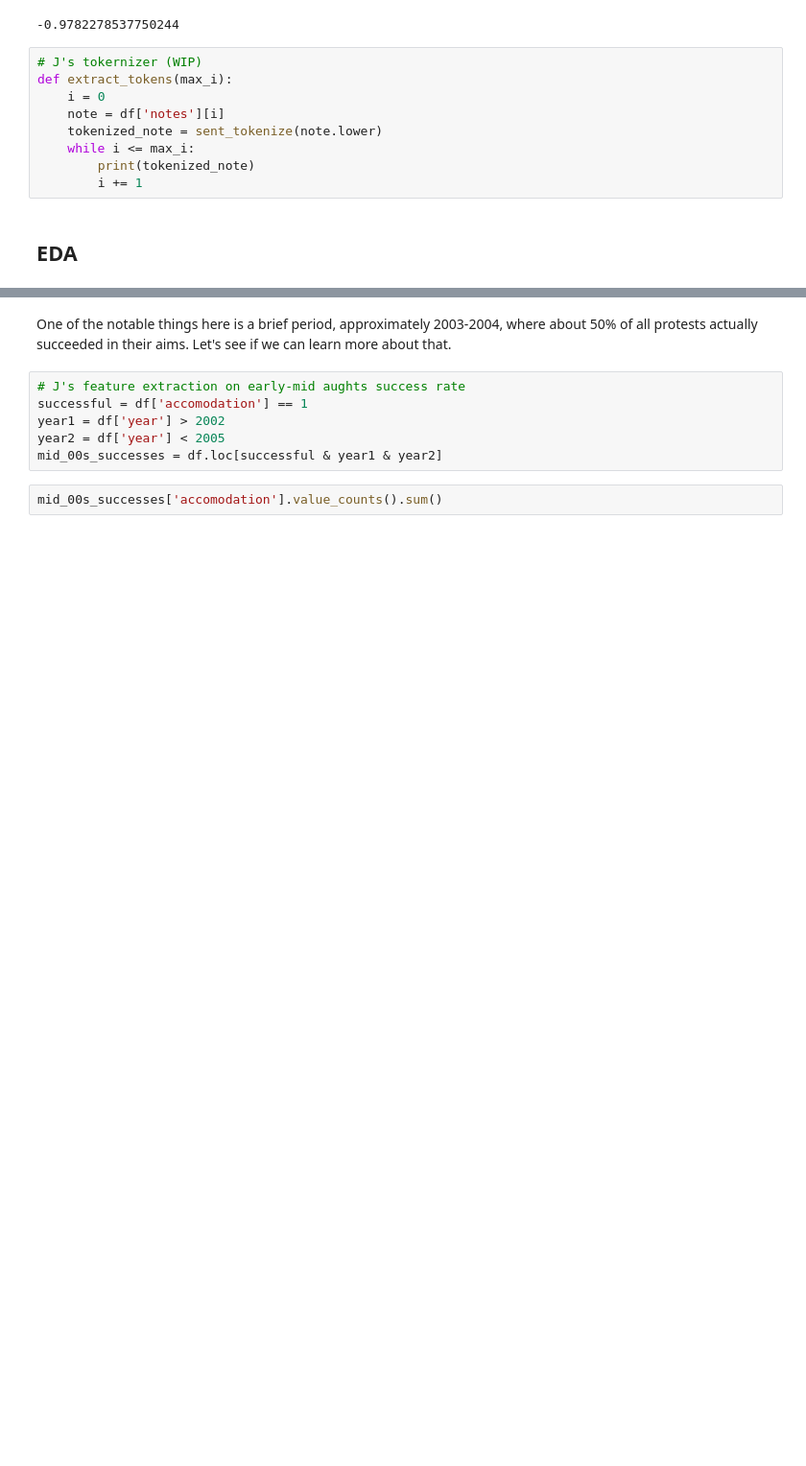
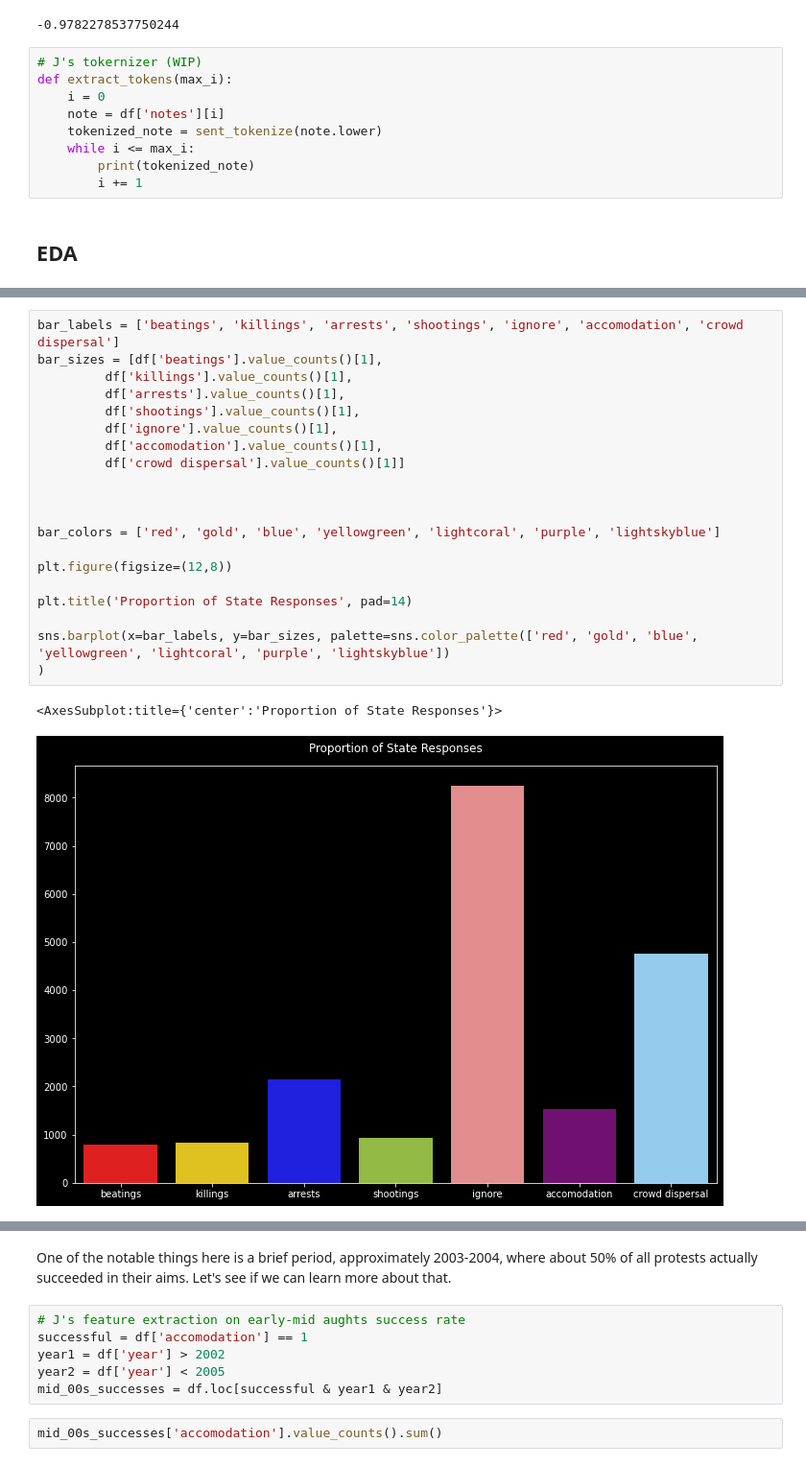
Before and after one commit to justhow/hear-us, a Jupyter notebook: project_5_master.ipynb, the cells around one changed output, grey strips where cells are left out. Shown at 96% size. Drawn from its saved outputs; the diff is of its cells as text; blank space fills up the shorter version.

```diff
--- a/project_5_master.ipynb
+++ b/project_5_master.ipynb
@@ -608,3 +616,26 @@ plt.show()
+# %%
+bar_labels = ['beatings', 'killings', 'arrests', 'shootings', 'ignore', 'accomodation', 'crowd dispersal']
+bar_sizes = [df['beatings'].value_counts()[1],
+         df['killings'].value_counts()[1],
+         df['arrests'].value_counts()[1],
+         df['shootings'].value_counts()[1],
+         df['ignore'].value_counts()[1],
+         df['accomodation'].value_counts()[1],
+         df['crowd dispersal'].value_counts()[1]]
+
+
+
+bar_colors = ['red', 'gold', 'blue', 'yellowgreen', 'lightcoral', 'purple', 'lightskyblue']
+
+plt.figure(figsize=(12,8))
+
+plt.title('Proportion of State Responses', pad=14)
+
+sns.barplot(x=bar_labels, y=bar_sizes, palette=sns.color_palette(['red', 'gold', 'blue', 'yellowgreen', 'lightcoral', 'purple', 'lightskyblue'])
+)
+# %% [output]
+<AxesSubplot:title={'center':'Proportion of State Responses'}>
+[figure, added]
 # %%
 fin_labels = ['ignore', 'crowd dispersal', 'arrests', 'accomodation',
 'shootings', 'beatings', 'killings']
```
Also changed, not shown: parts of 49 cells of this notebook, 1 other file.
